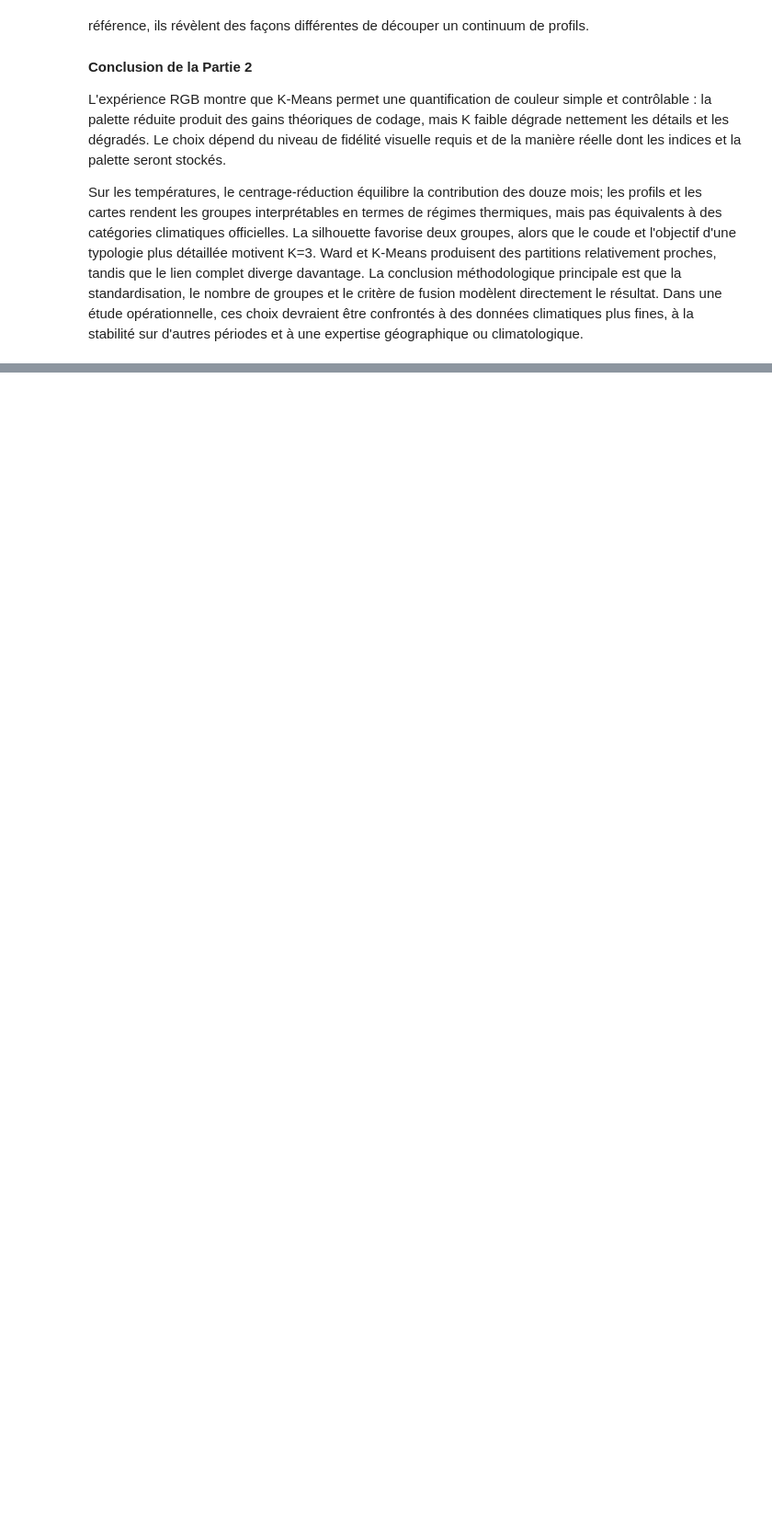
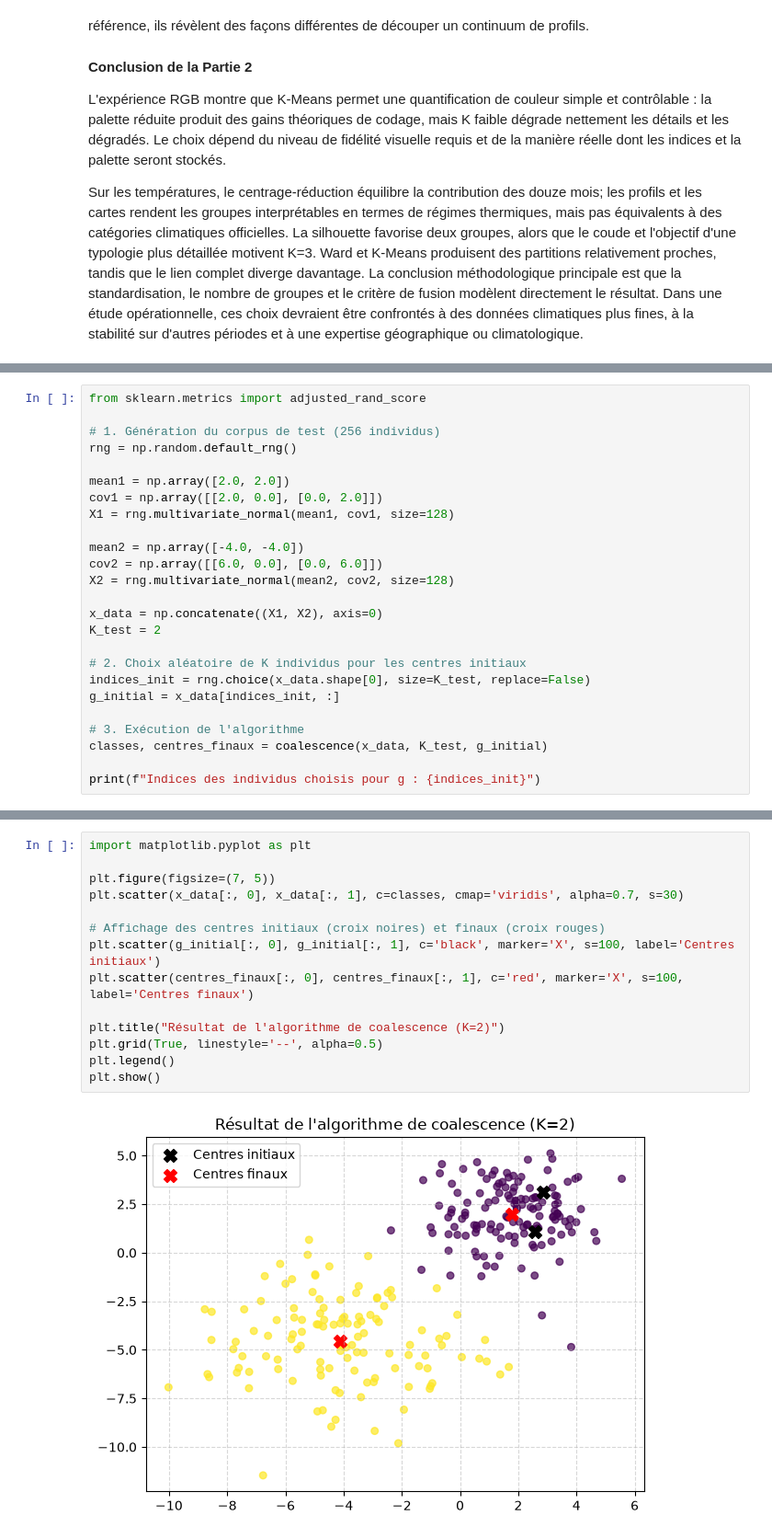
Before and after one commit to stephcstn/analyse_donnes_tp, a Jupyter notebook: TP1/compte_rendu.ipynb, the cells around one changed output, grey strips where cells are left out. Shown at 92% size. Drawn from its saved outputs; the diff is of its cells as text; blank space fills up the shorter version.

```diff
--- a/TP1/compte_rendu.ipynb
+++ b/TP1/compte_rendu.ipynb
@@ -842,0 +897,25 @@ Sur les températures, le centrage-réduction équilibre la contribution des dou
+# %%
+from sklearn.metrics import adjusted_rand_score
+
+# 1. Génération du corpus de test (256 individus)
+rng = np.random.default_rng()
+
+mean1 = np.array([2.0, 2.0])
+cov1 = np.array([[2.0, 0.0], [0.0, 2.0]])
+X1 = rng.multivariate_normal(mean1, cov1, size=128)
+
+mean2 = np.array([-4.0, -4.0])
+cov2 = np.array([[6.0, 0.0], [0.0, 6.0]])
+X2 = rng.multivariate_normal(mean2, cov2, size=128)
+
+x_data = np.concatenate((X1, X2), axis=0)
+K_test = 2
+
+# 2. Choix aléatoire de K individus pour les centres initiaux
+indices_init = rng.choice(x_data.shape[0], size=K_test, replace=False)
+g_initial = x_data[indices_init, :]
+
+# 3. Exécution de l'algorithme
+classes, centres_finaux = coalescence(x_data, K_test, g_initial)
+
+print(f"Indices des individus choisis pour g : {indices_init}")
@@ -842,0 +928,16 @@ Sur les températures, le centrage-réduction équilibre la contribution des dou
+# %%
+import matplotlib.pyplot as plt
+
+plt.figure(figsize=(7, 5))
+plt.scatter(x_data[:, 0], x_data[:, 1], c=classes, cmap='viridis', alpha=0.7, s=30)
+
+# Affichage des centres initiaux (croix noires) et finaux (croix rouges)
+plt.scatter(g_initial[:, 0], g_initial[:, 1], c='black', marker='X', s=100, label='Centres initiaux')
+plt.scatter(centres_finaux[:, 0], centres_finaux[:, 1], c='red', marker='X', s=100, label='Centres finaux')
+
+plt.title("Résultat de l'algorithme de coalescence (K=2)")
+plt.grid(True, linestyle='--', alpha=0.5)
+plt.legend()
+plt.show()
+# %% [output]
+[figure, added]
```
Also changed, not shown: parts of 23 cells of this notebook.
